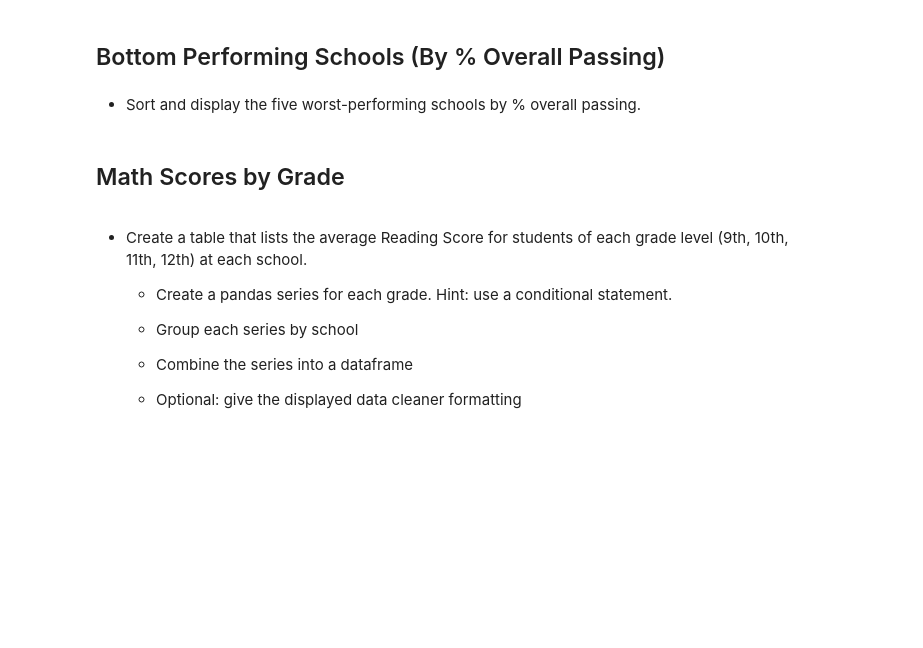
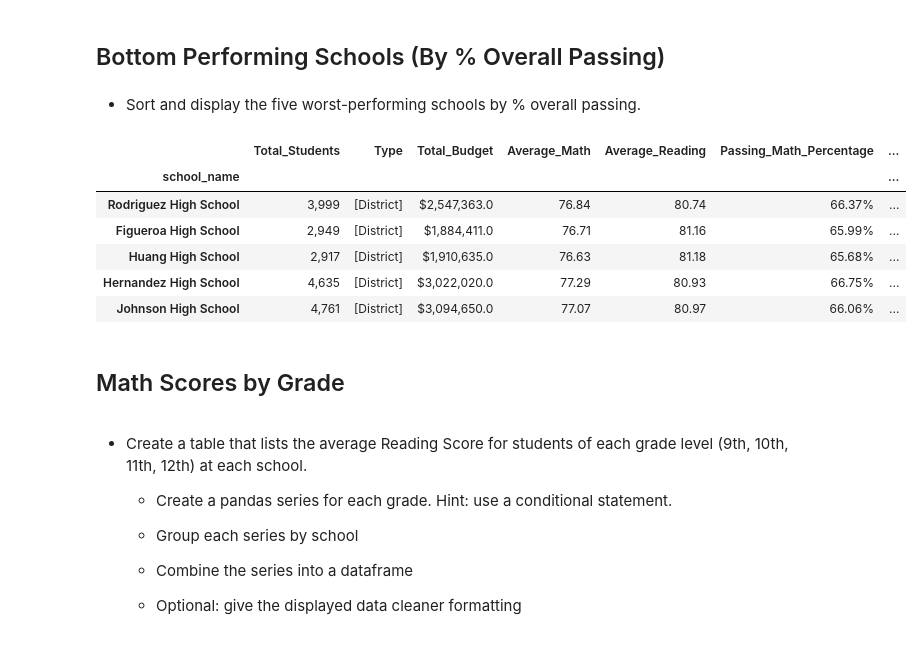
Before and after one commit to temidayo1234/Pandas-Challenge, a Jupyter notebook: PyCitySchools/PyCitySchools_starter.ipynb, the cells around one changed output. Saved outputs shown, nothing was run; the diff lists cells and outputs as text; code cells hidden in the pictures; blank space fills up the shorter version.

```diff
--- a/PyCitySchools/PyCitySchools_starter.ipynb
+++ b/PyCitySchools/PyCitySchools_starter.ipynb
@@ -145,6 +194,17 @@ dtype: float64
 ## Bottom Performing Schools (By % Overall Passing)
 # %% [markdown]
 * Sort and display the five worst-performing schools by % overall passing.
+# %%
+Bottom_Performing_School = School_Summary_DF.sort_values("Passing_Both_Percentage", ascending=True)
+Bottom_Performing_School.head()
+# %% [output]
+|  | Total_Students | Type | Total_Budget | Average_Math | Average_Reading | Passing_Math_Percentage | ... |
+| school_name |  |  |  |  |  |  | ... |
+| Rodriguez High School | 3,999 | [District] | $2,547,363.0 | 76.84 | 80.74 | 66.37% | ... |
+| Figueroa High School | 2,949 | [District] | $1,884,411.0 | 76.71 | 81.16 | 65.99% | ... |
+| Huang High School | 2,917 | [District] | $1,910,635.0 | 76.63 | 81.18 | 65.68% | ... |
+| Hernandez High School | 4,635 | [District] | $3,022,020.0 | 77.29 | 80.93 | 66.75% | ... |
+| Johnson High School | 4,761 | [District] | $3,094,650.0 | 77.07 | 80.97 | 66.06% | ... |
 # %% [markdown]
 ## Math Scores by Grade
 # %% [markdown]
```
Also changed, not shown: parts of 4 cells of this notebook.
